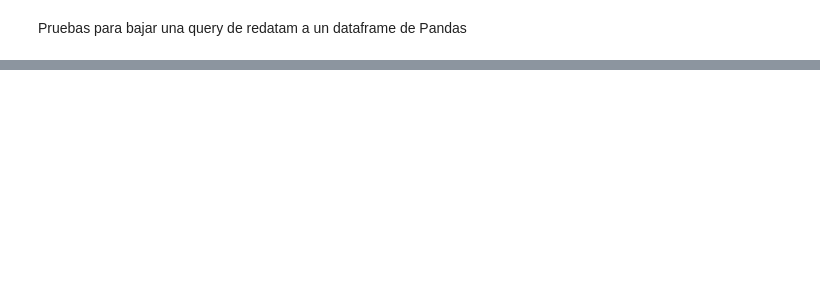
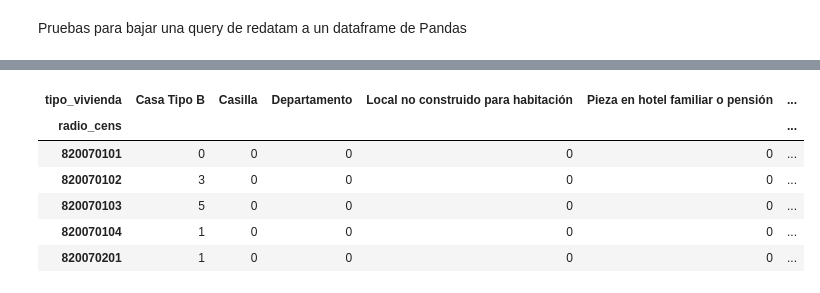
Before and after one commit to Bgeninatti/seminario_nbi, a Jupyter notebook: notebooks/Anexo 1 - Descarga de REDATAM.ipynb, the cells around one changed output, grey strips where cells are left out. Saved outputs shown, nothing was run; the diff lists cells and outputs as text; code cells hidden in the pictures; blank space fills up the shorter version.

```diff
--- a/notebooks/Anexo 1 - Descarga de REDATAM.ipynb
+++ b/notebooks/Anexo 1 - Descarga de REDATAM.ipynb
@@ -384,0 +42,2 @@ pprint(resultados)
+# %%
+nbi_ii_arg = caracu.get_query(query_nbi_ii_arg)
@@ -384,0 +59,10 @@ pprint(resultados)
+# %%
+nbi_ii_arg.head()
+# %% [output]
+| tipo_vivienda | Casa Tipo B | Casilla | Departamento | Local no construido para habitación | Pieza en hotel familiar o pensión | ... |
+| radio_cens |  |  |  |  |  | ... |
+| 820070101 | 0 | 0 | 0 | 0 | 0 | ... |
+| 820070102 | 3 | 0 | 0 | 0 | 0 | ... |
+| 820070103 | 5 | 0 | 0 | 0 | 0 | ... |
+| 820070104 | 1 | 0 | 0 | 0 | 0 | ... |
+| 820070201 | 1 | 0 | 0 | 0 | 0 | ... |
```
Also changed, not shown: parts of 63 cells of this notebook, 23 other files.
